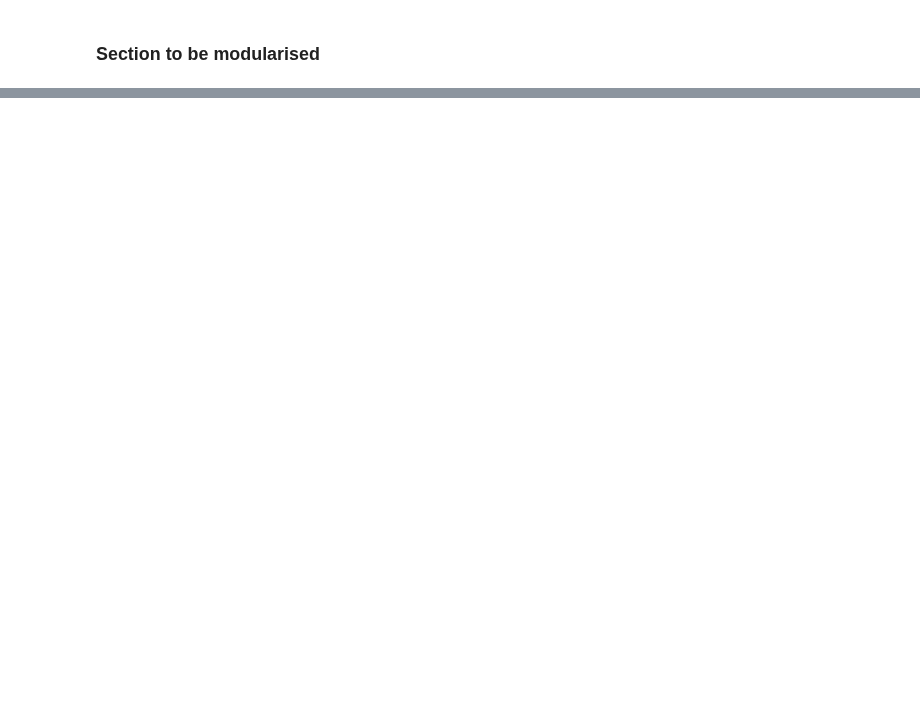
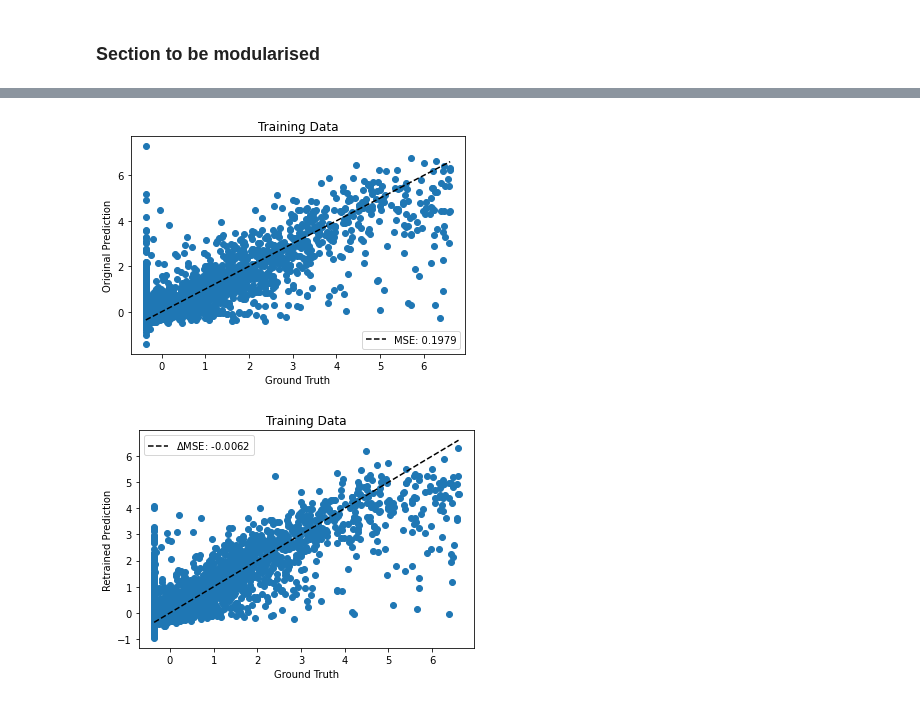
Before and after one commit to zcapjdb/UKAEAGroupProject, a Jupyter notebook: src/notebooks/run_pipeline.ipynb, the cells around one changed output, grey strips where cells are left out. Cells and saved outputs as stored; diff of their text form; code cells hidden in the pictures; blank space fills up the shorter version.

```diff
--- a/src/notebooks/run_pipeline.ipynb
+++ b/src/notebooks/run_pipeline.ipynb
@@ -194,3 +324,48 @@ ground_truth = ground_truth.to_numpy()
+# %%
+mse_before = get_mse(train_pred_before, ground_truth_train)
+mse_after = get_mse(train_pred_after, ground_truth_train)
+delta_mse = mse_after - mse_before
+
+x_min = ground_truth_train.min()
+x_max = ground_truth_train.max()
+
+plt.figure()
+plt.scatter(ground_truth_train, train_pred_before)
+
+
+plt.plot(
+    np.linspace(x_min, x_max, 50),
+    np.linspace(x_min, x_max, 50),
+    ls='--',
+    c='black',
+    label = f'MSE: {mse_before:.4f}'
+    )
+
+plt.xlabel('Ground Truth')
+plt.ylabel("Original Prediction")
+plt.title("Training Data")
+plt.legend()
+plt.savefig("train_before.png", dpi =300)
+
+plt.figure()
+plt.scatter(ground_truth_train,train_pred_after)
+plt.plot(
+    np.linspace(x_min, x_max, 50),
+    np.linspace(x_min, x_max, 50),
+    ls='--',
+    c='black',
+    label = f'$\Delta$MSE: {delta_mse:.4f}'
+    )
+
+plt.xlabel('Ground Truth')
+plt.ylabel("Retrained Prediction")
+plt.title("Training Data")
+plt.legend()
+plt.savefig("train_after.png", dpi =300)
+# plt.savefig("MSE")
+# %% [output]
+[figure, added]
+[figure, added]
 # %%
 mse_before = get_mse(prediction_before, ground_truth)
 mse_after = get_mse(prediction_after, ground_truth)
```
Also changed, not shown: parts of 10 cells of this notebook.
